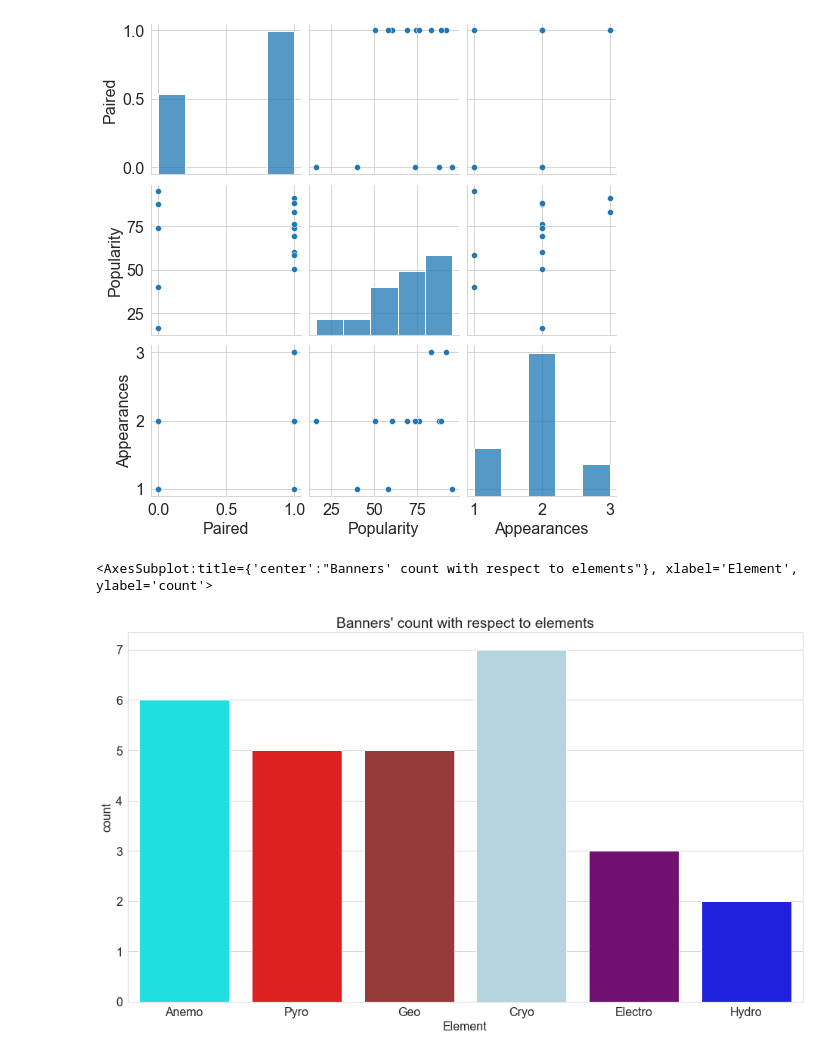
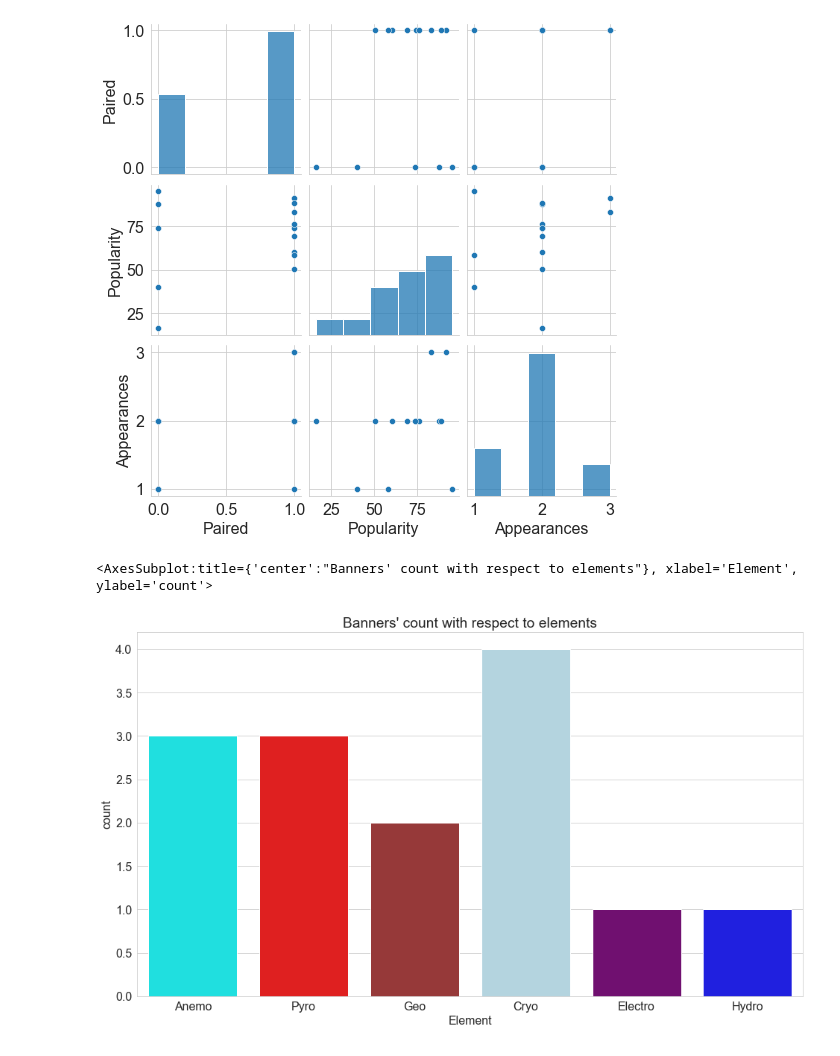
Before and after one commit to GoldenGarr/Genshin-analysis, a Jupyter notebook: Whatever.ipynb, the cells around one changed output. Saved outputs shown, nothing was run; the diff lists cells and outputs as text; code cells hidden in the pictures.

```diff
--- a/Whatever.ipynb
+++ b/Whatever.ipynb
@@ -287,12 +212,12 @@ sns.pairplot(unique_df)
 # %%
 fig = plt.figure(figsize=(16, 9))
 
 plt.title("Banners' count with respect to elements")
 colors = ['cyan', 'red', 'brown', 'lightblue', 'purple', 'blue']
-sns.countplot(x=df.Element, palette=colors)
+sns.countplot(x=unique_df.Element, palette=colors)
 # %% [output]
 <AxesSubplot:title={'center':"Banners' count with respect to elements"}, xlabel='Element', ylabel='count'>
-[figure, old version]
+[figure, new version]
 # %%
 fig = plt.figure(figsize=(16, 9))
 
```
Also changed, not shown: parts of 10 cells of this notebook.
